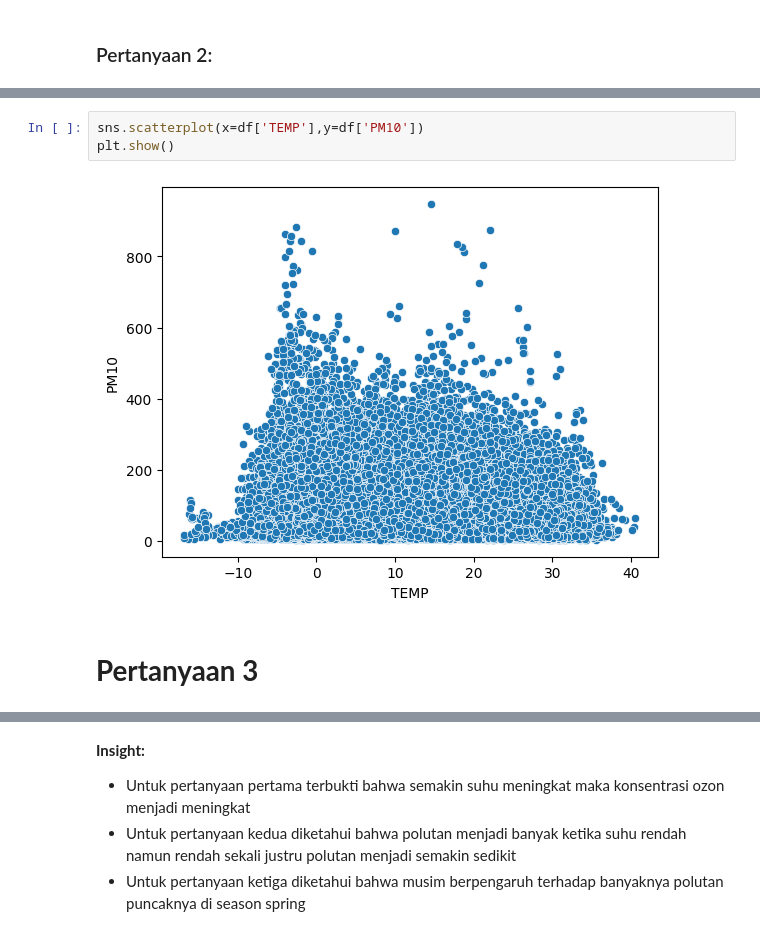
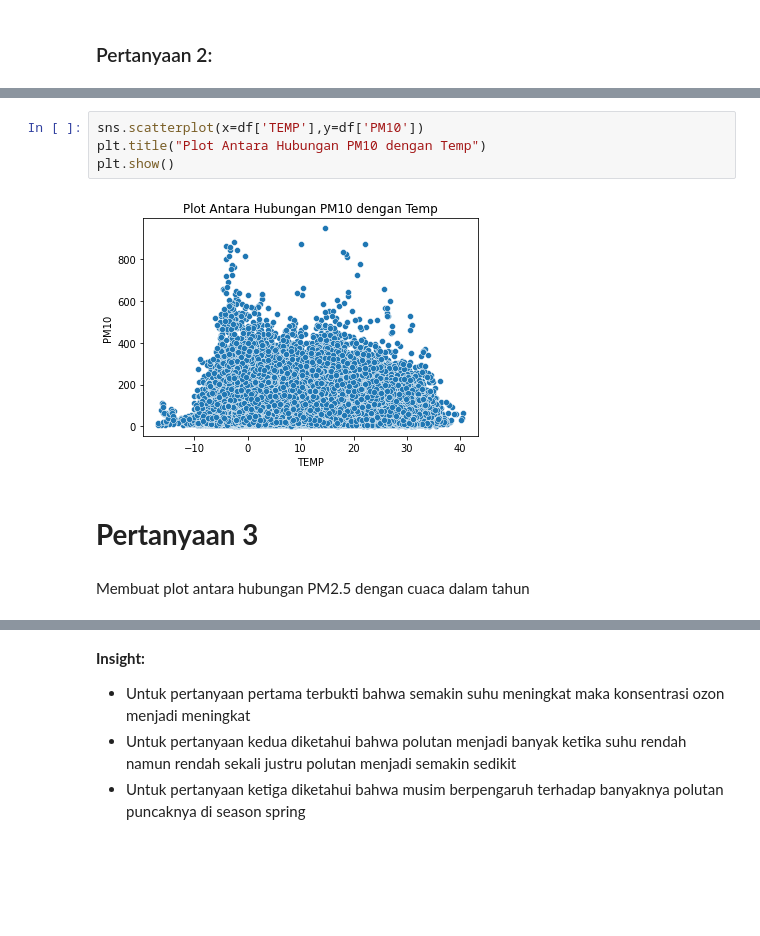
Before and after one commit to ricogodwyn/submission, a Jupyter notebook: Notebook.ipynb, the cells around one changed output, grey strips where cells are left out. Saved outputs shown, nothing was run; the diff lists cells and outputs as text; blank space fills up the shorter version.

```diff
--- a/Notebook.ipynb
+++ b/Notebook.ipynb
@@ -204,10 +234,13 @@ plt.show()
 # %%
 sns.scatterplot(x=df['TEMP'],y=df['PM10'])
+plt.title("Plot Antara Hubungan PM10 dengan Temp")
 plt.show()
 # %% [output]
-[figure, old version]
+[figure, new version]
 # %% [markdown]
 # **Pertanyaan 3**
+# %% [markdown]
+Membuat plot antara hubungan PM2.5 dengan cuaca dalam tahun
 # %%
 import pandas as pd
 import seaborn as sns
```
Also changed, not shown: parts of 24 cells of this notebook, 3 other files.
